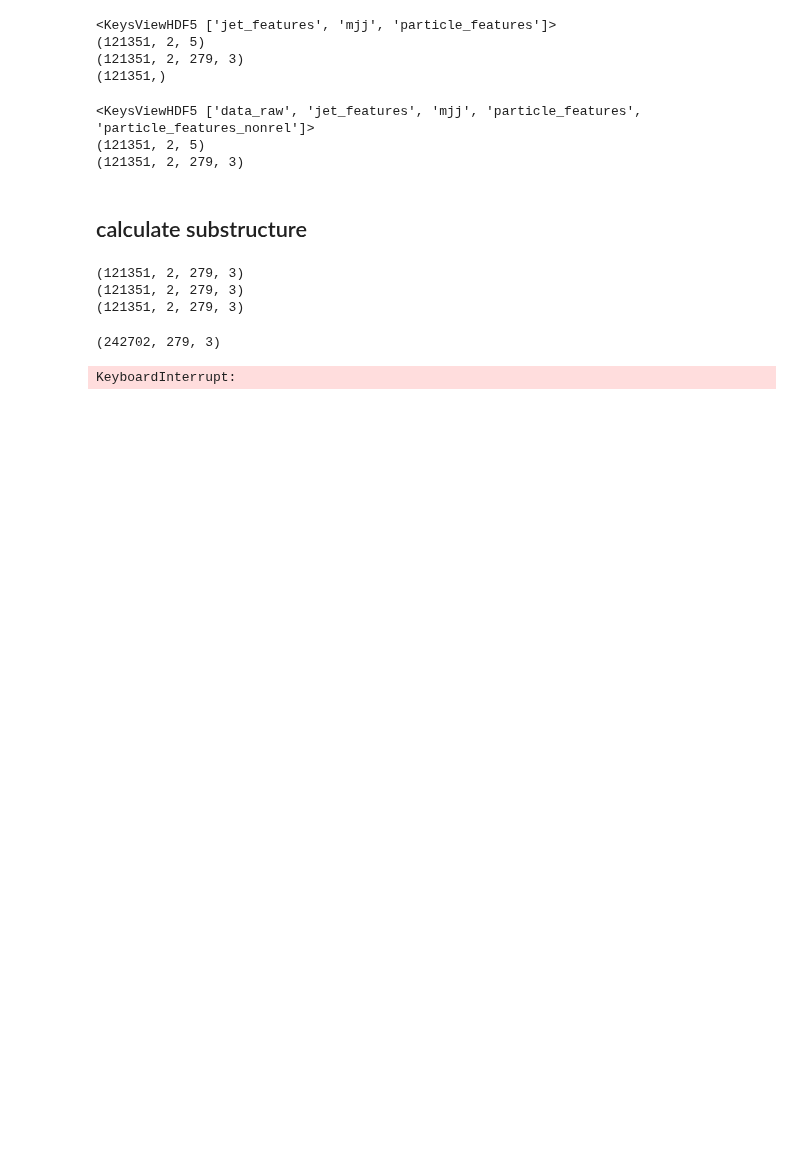
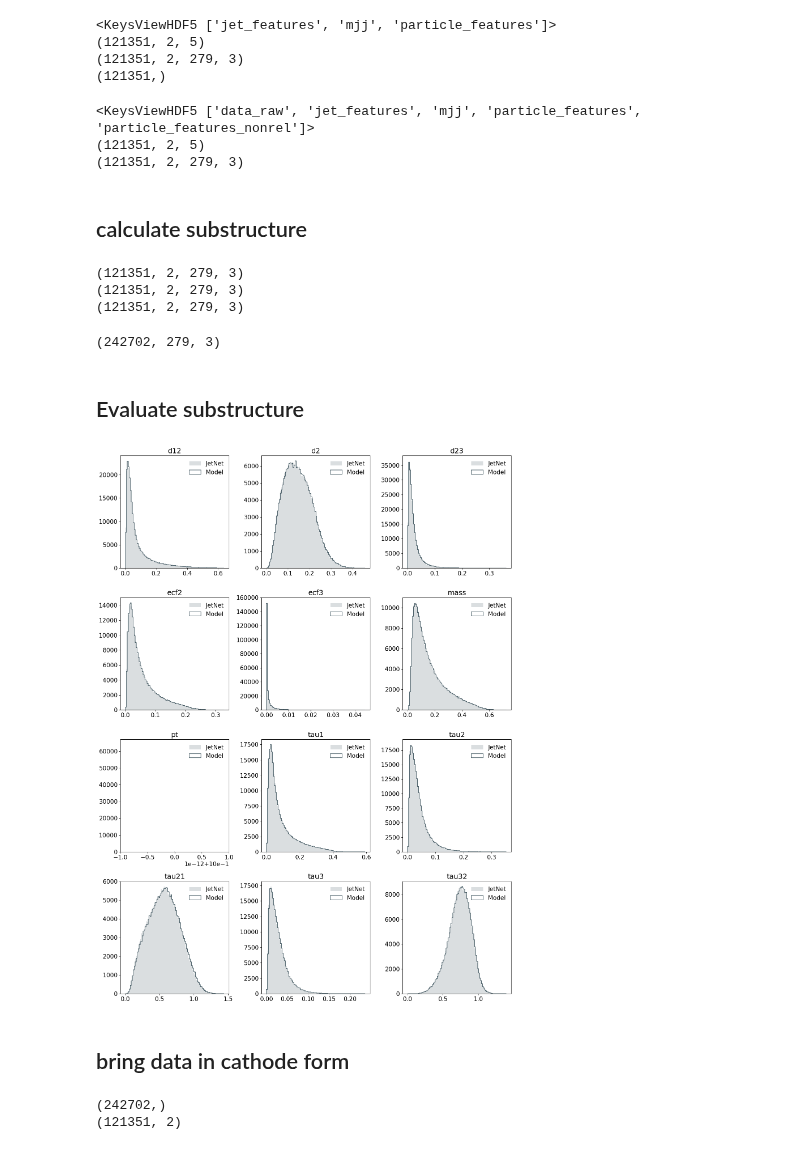
Before and after one commit to ewencedr/particle_fm, a Jupyter notebook: notebooks/28_highlevel_data.ipynb, the cells around one changed output. Drawn from its saved outputs; the diff is of its cells as text; code cells hidden in the pictures; blank space fills up the shorter version.

Commit message:
prepare high level data

```diff
--- a/notebooks/28_highlevel_data.ipynb
+++ b/notebooks/28_highlevel_data.ipynb
@@ -131,10 +132,54 @@ print(particle_data_v.reshape(-1, particle_data_v.shape[-2], particle_data_v.sha
 # %% [output]
 (242702, 279, 3)
 # %%
-dump_hlvs(
-    particle_data_v.reshape(-1, particle_data_v.shape[-2], particle_data_v.shape[-1]),
-    "/beegfs/desy/user/ewencedr/data/lhco/substructure/full_v",
-    plot=True,
-)
+#dump_hlvs(
+#    particle_data_v.reshape(-1, particle_data_v.shape[-2], particle_data_v.shape[-1]),
+#    "/beegfs/desy/user/ewencedr/data/lhco/substructure/full_v",
+#    plot=True,
+#)
-# %% [output]
-KeyboardInterrupt:
+# %% [markdown]
+## Evaluate substructure
+# %%
+# load substructure for id data
+data_substructure_id = []
+keys = []
+with h5py.File("/beegfs/desy/user/ewencedr/data/lhco/substructure/full_idealized" + ".h5", "r") as f:
+    tau21_id = np.array(f["tau21"])
+    tau32_id = np.array(f["tau32"])
+    d2_id = np.array(f["d2"])
+    for key in f.keys():
+        keys.append(key)
+        data_substructure_id.append(np.array(f[key]))
+keys = np.array(keys)
+data_substructure_id = np.array(data_substructure_id)
+# %%
+# load substructure for v data
+data_substructure_v = []
+with h5py.File("/beegfs/desy/user/ewencedr/data/lhco/substructure/full_vinicius" + ".h5", "r") as f:
+    tau21_v = np.array(f["tau21"])
+    tau32_v = np.array(f["tau32"])
+    d2_v = np.array(f["d2"])
+    for key in f.keys():
+        data_substructure_v.append(np.array(f[key]))
+data_substructure_v = np.array(data_substructure_v)
+# %%
+plot_full_substructure(
+    data_substructure=data_substructure_v,
+    data_substructure_jetnet=data_substructure_id,
+    keys=keys,
+    save_fig=False,
+    save_folder=None,
+    save_name=None,
+    close_fig=True,
+)
+# %% [output]
+[figure, added]
+# %% [markdown]
+## bring data in cathode form
+# %%
+print(tau21_v.shape)
+tau_21_v = tau21_v.reshape(-1, 2)
+print(tau_21_v.shape)
+# %% [output]
+(242702,)
+(121351, 2)
```
Also changed, not shown: parts of 15 cells of this notebook.
